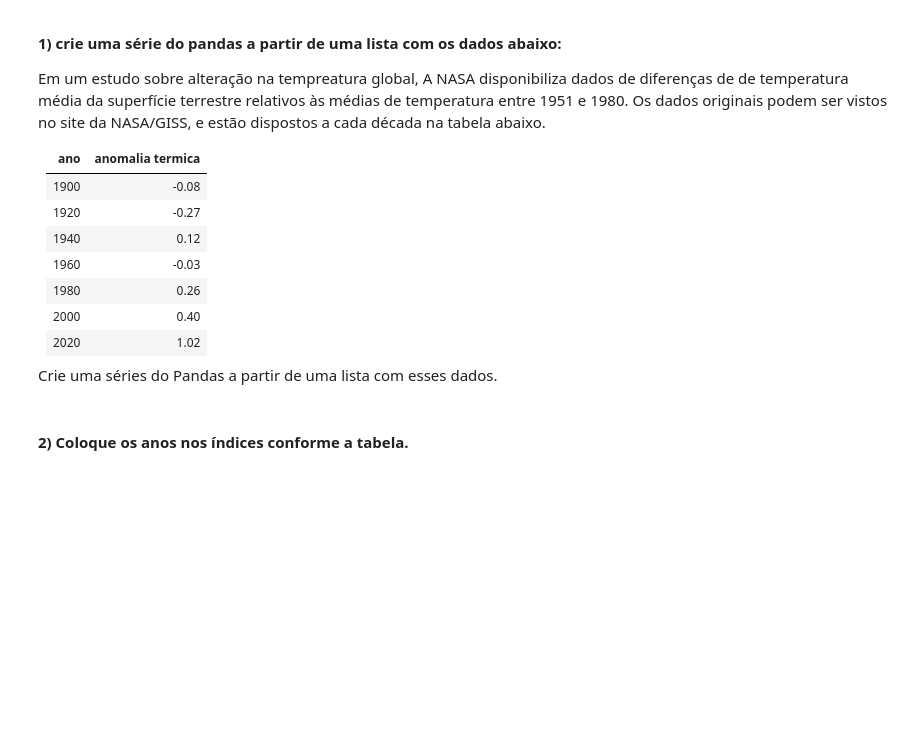
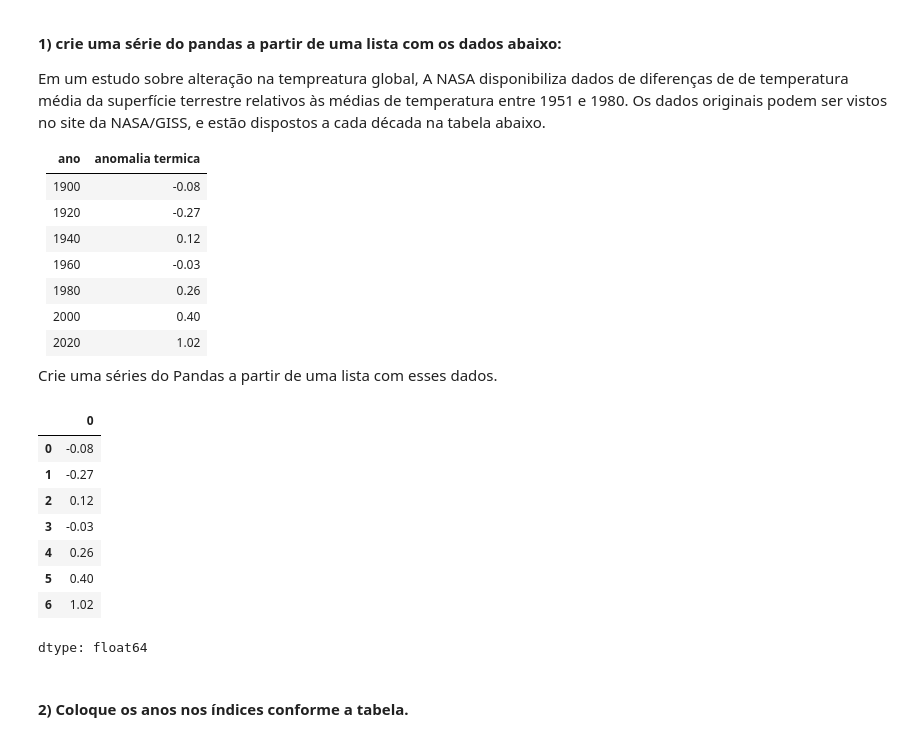
Before and after one commit to DDricko/Ciencia_de_dados_Ebac, a Jupyter notebook: Profissão_Cientista_de_Dados_M4_Tarefa_aula_01_e_02.ipynb, the cells around one changed output. Cells and saved outputs as stored; diff of their text form; code cells hidden in the pictures; blank space fills up the shorter version.

```diff
--- a/Profissão_Cientista_de_Dados_M4_Tarefa_aula_01_e_02.ipynb
+++ b/Profissão_Cientista_de_Dados_M4_Tarefa_aula_01_e_02.ipynb
@@ -27,8 +27,21 @@ Crie uma séries do Pandas a partir de uma lista com esses dados.
 # %%
 import pandas as pd
 import numpy as np
 
 # Seu código aqui
+dados = [-0.08, -0.27, 0.12, -0.03, 0.26, 0.40, 1.02]
+serie = pd.Series(data=dados)
+serie
+# %% [output]
+|  | 0 |
+| 0 | -0.08 |
+| 1 | -0.27 |
+| 2 | 0.12 |
+| 3 | -0.03 |
+| 4 | 0.26 |
+| 5 | 0.40 |
+| 6 | 1.02 |
+dtype: float64
 # %% [markdown]
 #### 2) Coloque os anos nos índices conforme a tabela.
 # %%
```
Also changed, not shown: parts of 2 cells of this notebook.
